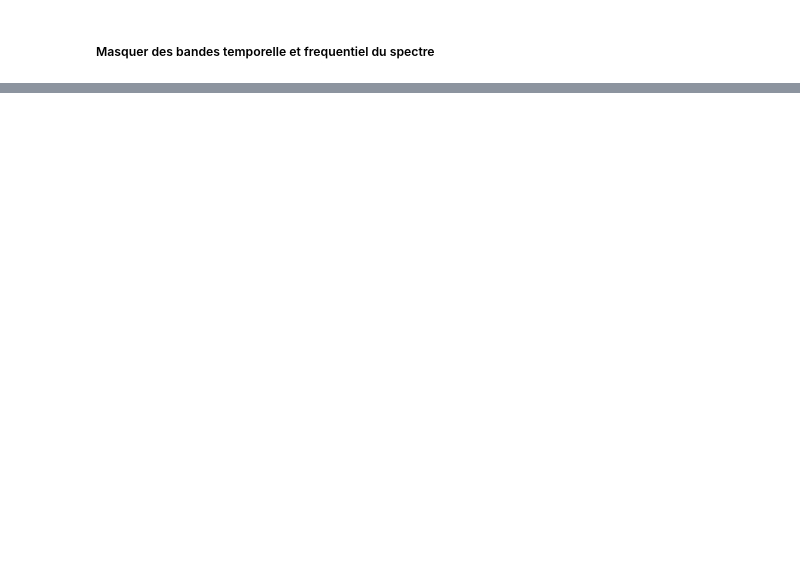
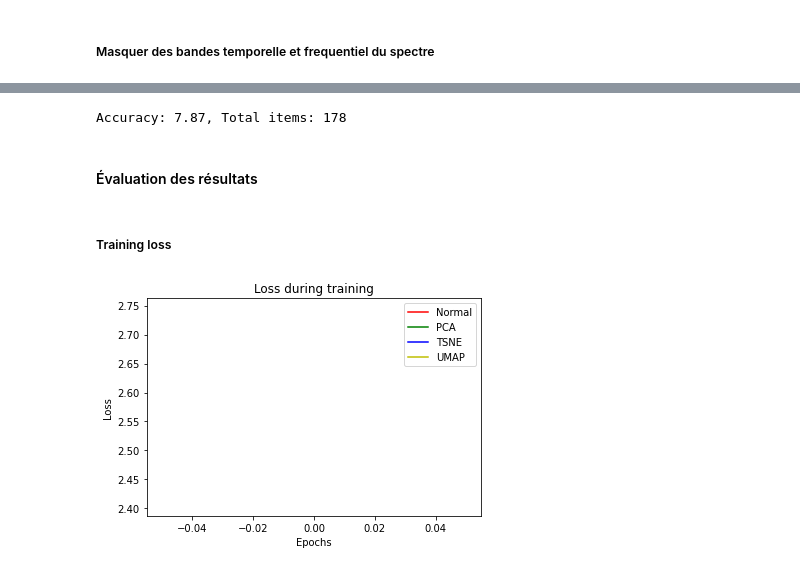
Before and after one commit to XuanMinhVuongNGUYEN/Recognition-of-audio-commands-for-drones, a Jupyter notebook: ProjetFilRouge_ModIA_2022_2.ipynb, the cells around one changed output, grey strips where cells are left out. Cells and saved outputs as stored; diff of their text form; code cells hidden in the pictures; blank space fills up the shorter version.

```diff
--- a/ProjetFilRouge_ModIA_2022_2.ipynb
+++ b/ProjetFilRouge_ModIA_2022_2.ipynb
@@ -1152,0 +1107,3 @@ KeyboardInterrupt:
+# %%
+loss_list_tsne, acc_list_tsne = training(model_tsne, train_dl_tsne, num_epochs=3)
+torch.save(model_tsne, "model_tsne.pth")
@@ -1152,0 +1121,14 @@ KeyboardInterrupt:
+# %%
+train_ds_umap = DroneDS(train_df, train = True, mode_reduc = 'UMAP')
+test_ds_umap = DroneDS(test_df, train = False, mode_reduc = 'UMAP')
+
+# Create training and validation data loaders
+train_dl_umap = torch.utils.data.DataLoader(train_ds_umap, batch_size=32, shuffle=True)
+test_dl_umap = torch.utils.data.DataLoader(test_ds_umap, batch_size=32, shuffle=False)
+# %%
+# Create the model and put it on the GPU if available
+model_umap = AudioClassifier()
+model_umap = model_umap.to(device)
+# %%
+loss_list_umap, acc_list_umap = training(model_umap, train_dl_umap, num_epochs=3)
+torch.save(model_umap, "model_umap.pth")
@@ -1152,0 +1138,4 @@ KeyboardInterrupt:
+# %%
+inference_umap = inference(model_umap, test_dl_umap, device)
+# %% [output]
+Accuracy: 7.87, Total items: 178
@@ -1152,0 +1144,20 @@ KeyboardInterrupt:
+# %% [markdown]
+#### Évaluation des résultats
+# %% [markdown]
+##### Training loss
+# %%
+# Evaluation de traning loss
+plt.plot(loss_list_normal, color="r", label="Normal")
+plt.plot(loss_list_pca, color="g", label="PCA")
+plt.plot(loss_list_tsne, color="b", label="TSNE")
+plt.plot(loss_list_umap, color="y", label="UMAP")
+
+plt.xlabel("Epochs")
+plt.ylabel("Loss")
+plt.title("Loss during training")
+
+plt.legend()
+plt.savefig(f'Training_loss.png')
+plt.show()
+# %% [output]
+[figure, added]
```
Also changed, not shown: parts of 63 cells of this notebook.
